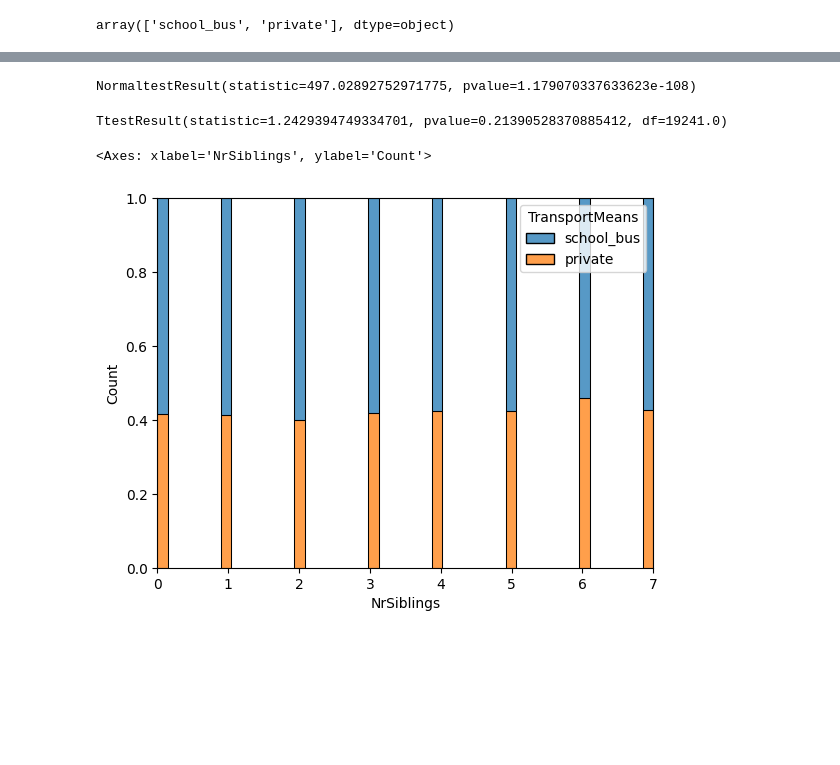
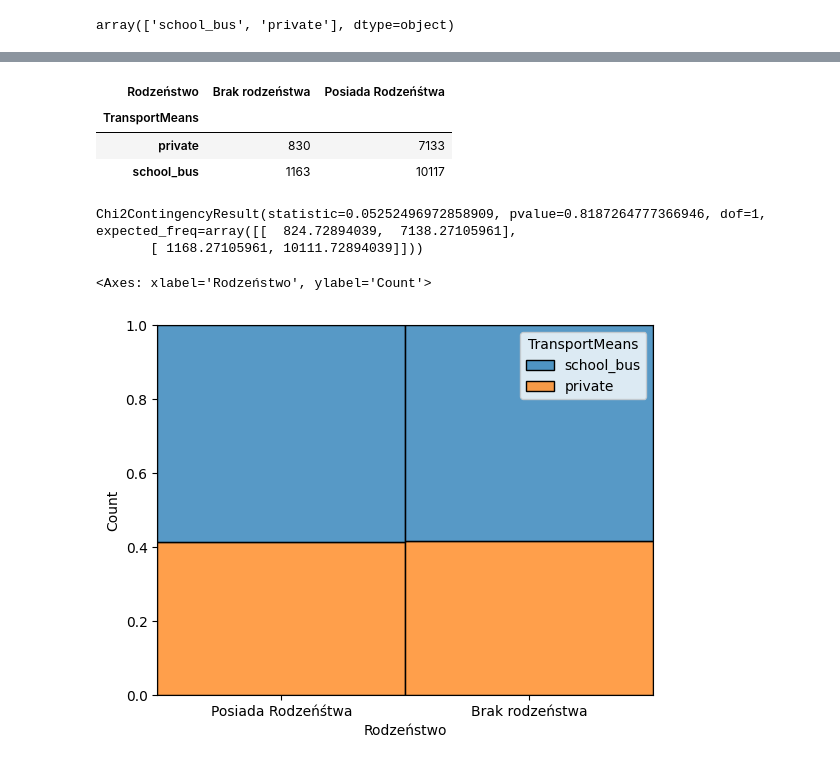
Before and after one commit to MarsCreoAbis/ProjektAiWD, a Jupyter notebook: maincode.ipynb, the cells around one changed output, grey strips where cells are left out. Saved outputs shown, nothing was run; the diff lists cells and outputs as text; code cells hidden in the pictures; blank space fills up the shorter version.

```diff
--- a/maincode.ipynb
+++ b/maincode.ipynb
@@ -246,0 +262,2 @@ array(['school_bus', 'private'], dtype=object)
+# %%
+saturated['rodzenstwo'] = np.zeros(len(saturated))
@@ -246,0 +270,9 @@ array(['school_bus', 'private'], dtype=object)
+# %%
+def recode_siblings(liczba):
+    if liczba >= 1:
+        return 'Posiada Rodzeńśtwa'
+    else:
+        return 'Brak rodzeństwa'
+# %%
+saturated.loc[:,'Rodzeństwo'] = saturated.loc[:,'NrSiblings'].apply(recode_siblings)
+saturated['Rodzeństwo']
@@ -261,13 +297,18 @@ sns.histplot(saturated[saturated['TransportMeans']=='private']['NrSiblings'])
-# %%
-stats.normaltest(saturated[saturated['TransportMeans']=='private']['NrSiblings'])
-# %% [output]
-NormaltestResult(statistic=497.02892752971775, pvalue=1.179070337633623e-108)
-# %%
-stats.ttest_ind(saturated[saturated['TransportMeans']=='private']['NrSiblings'],saturated[saturated['TransportMeans']=='school_bus']['NrSiblings'])
-# %% [output]
-TtestResult(statistic=1.2429394749334701, pvalue=0.21390528370885412, df=19241.0)
+# %%
+tabela = pd.crosstab(saturated['TransportMeans'],saturated['Rodzeństwo'])
+tabela
+# %% [output]
+| Rodzeństwo | Brak rodzeństwa | Posiada Rodzeńśtwa |
+| TransportMeans |  |  |
+| private | 830 | 7133 |
+| school_bus | 1163 | 10117 |
+# %%
+stats.chi2_contingency(tabela)
+# %% [output]
+Chi2ContingencyResult(statistic=0.05252496972858909, pvalue=0.8187264777366946, dof=1, expected_freq=array([[  824.72894039,  7138.27105961],
+       [ 1168.27105961, 10111.72894039]]))
 # %%
-sns.histplot(data=saturated, x='NrSiblings' ,hue = 'TransportMeans',multiple = 'fill')
+sns.histplot(data=saturated, x='Rodzeństwo' ,hue = 'TransportMeans',multiple = 'fill')
 # %% [output]
-<Axes: xlabel='NrSiblings', ylabel='Count'>
+<Axes: xlabel='Rodzeństwo', ylabel='Count'>
-[figure, old version]
+[figure, new version]
```
Also changed, not shown: parts of 8 cells of this notebook.
